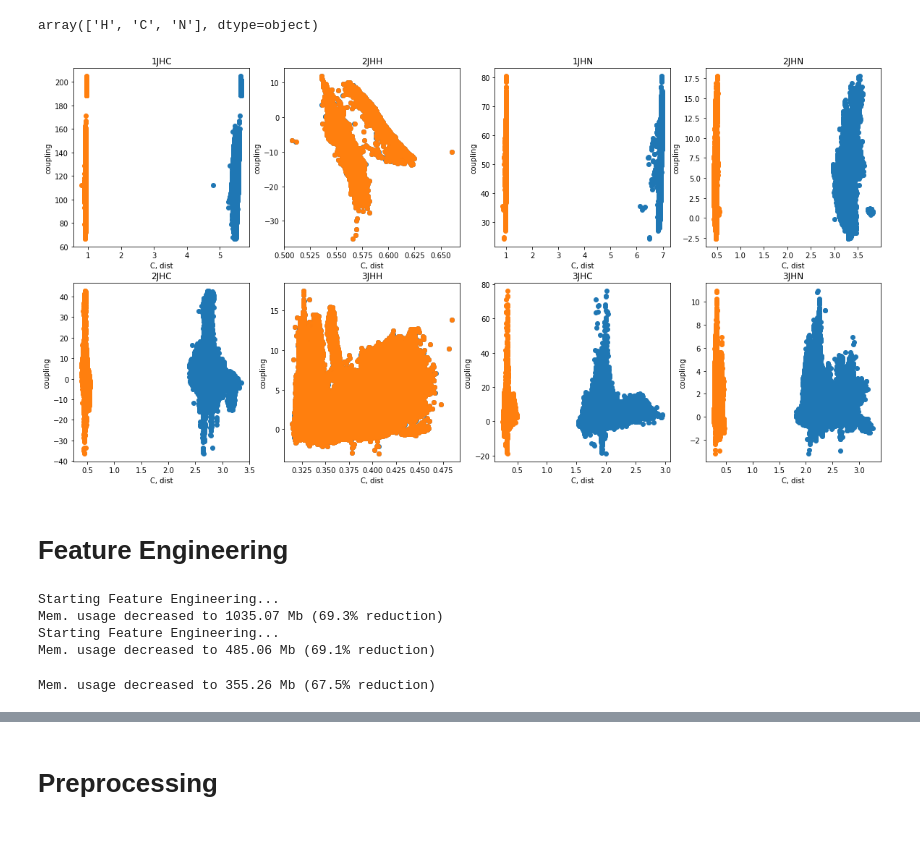
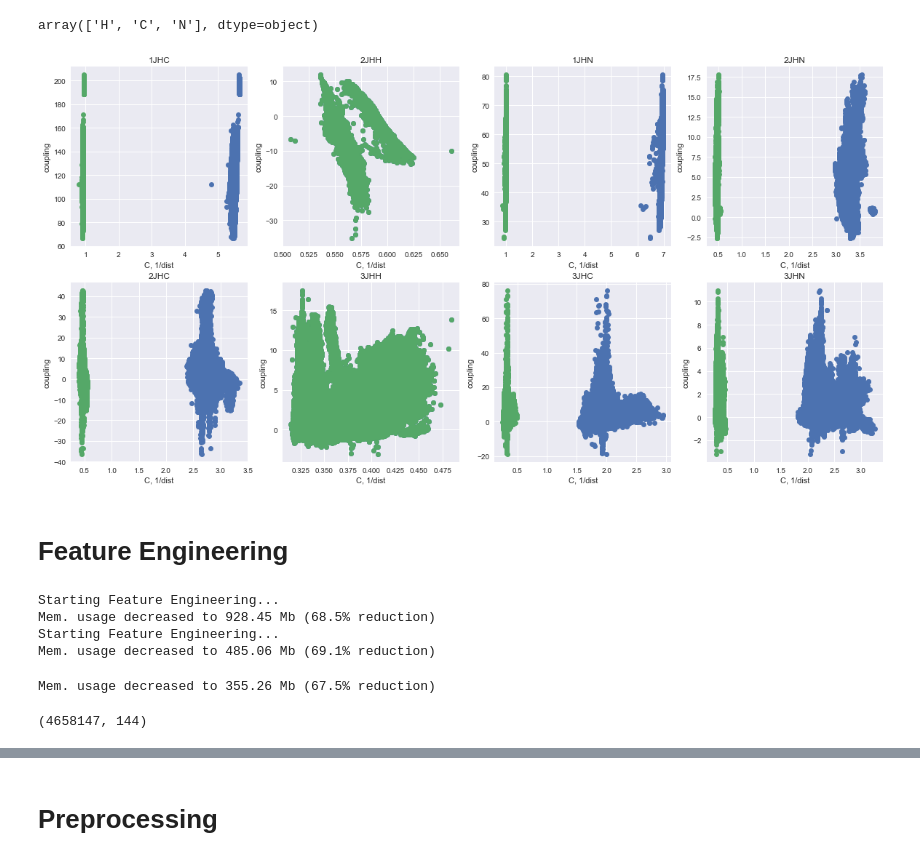
Before and after one commit to saran-sankar/scalar-coupling, a Jupyter notebook: consolidated.ipynb, the cells around one changed output, grey strips where cells are left out. Drawn from its saved outputs; the diff is of its cells as text; code cells hidden in the pictures.

```diff
--- a/consolidated.ipynb
+++ b/consolidated.ipynb
@@ -28,3 +45,5 @@ train.describe()
+# %%
+plt.style.use('seaborn')
 # %%
 # coupling types (train)
 
@@ -117,9 +160,12 @@ distance = np.linalg.norm(struct_0 - struct_1, axis=1)
 df_test['dist'] = distance
 # %%
 # 1/dist vs scalar_coupling_constant
+fig, ax = plt.subplots(1, 1, figsize=(10,10))
+
 x = np.array(df_train['dist']).reshape(-1, 1)
 y = np.array(df_train['scalar_coupling_constant']).reshape(-1, 1)
 
-plt.figure(figsize = (10,10))
-plt.plot(1/x[:1000],y[:1000],'o')
+ax.plot(1/x[:100000],y[:100000],'o')
+
+ax.set(xlabel='dist', ylabel='coupling')
 # %% [output]
@@ -197,27 +243,27 @@ df_test['C'] = C
 # %%
 fig, axs = plt.subplots(2, 4, figsize=(20,10))
 row = col = 0
 
 for c_type in pd.unique(df_train['type']):
     df = df_train.loc[df_train['type'] == c_type]
 
     x = np.array(df['C']).reshape(-1, 1)
     y = np.array(df['scalar_coupling_constant']).reshape(-1, 1)
     axs[row, col].plot(x, y, 'o')
 
     x = np.array(df['dist']).reshape(-1, 1)
     axs[row, col].plot(1/x, y, 'o')
 
     axs[row, col].set_title(c_type)
     for ax in axs.flat:
-        ax.set(xlabel='C, dist', ylabel='coupling')
+        ax.set(xlabel='C, 1/dist', ylabel='coupling')
 
     col += 1
     if col > 3:
         col = 0
         row = 1
 # %% [output]
-[figure, old version]
+[figure, new version]
 # %% [markdown]
 # Feature Engineering
 # %%
@@ -323,7 +369,7 @@ df_train = feature_engineering(df_train)
 df_test = feature_engineering(df_test)
 # %% [output]
 Starting Feature Engineering...
-Mem. usage decreased to 1035.07 Mb (69.3% reduction)
+Mem. usage decreased to 928.45 Mb (68.5% reduction)
 Starting Feature Engineering...
 Mem. usage decreased to 485.06 Mb (69.1% reduction)
 # %%
@@ -433,3 +478,7 @@ good_columns = ['molecule_atom_index_0_dist_min','molecule_atom_index_0_dist_max
                 'rc_B', 'rc_C', 'mu', 'alpha', 'homo', 'lumo', 'gap', 'zpve', 'Cv', 'freqs_min', 'freqs_max',
                 'freqs_mean', 'mulliken_min', 'mulliken_max', 'mulliken_atom_0', 'mulliken_atom_1'] + ['atomic_num_0',
                 'atomic_num_1', 'C', 'molecule_type_C_mean']
+# %%
+df_train.shape
+# %% [output]
+(4658147, 144)
```
Also changed, not shown: parts of 22 cells of this notebook.
